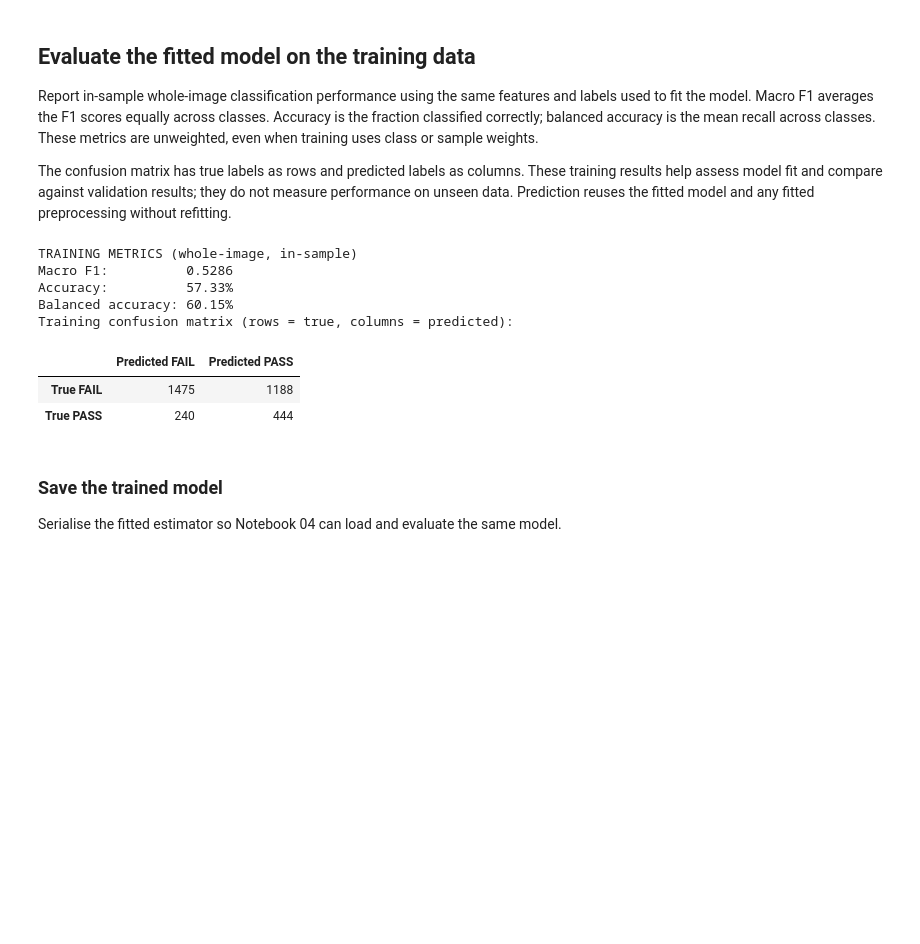
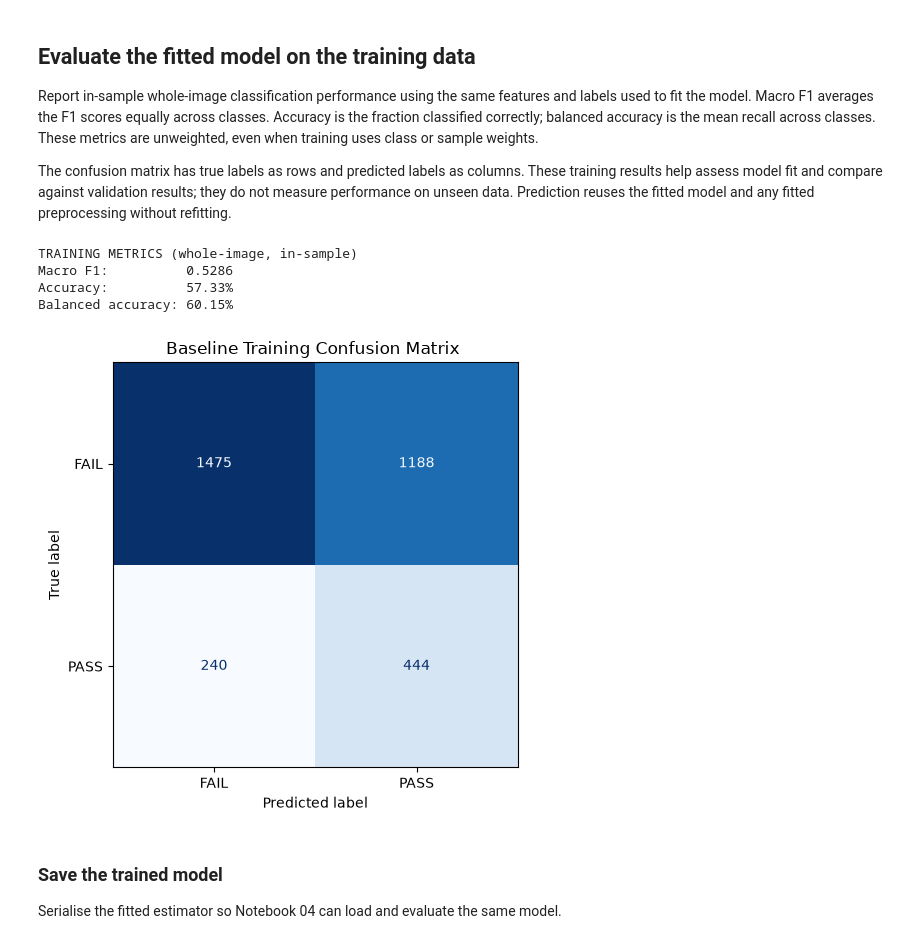
Before and after one commit to bencurwengreen/Pork-Rasher-Inspection, a Jupyter notebook: notebooks/03_train_baseline_classifier.ipynb, the cells around one changed output. Cells and saved outputs as stored; diff of their text form; code cells hidden in the pictures; blank space fills up the shorter version.

```diff
--- a/notebooks/03_train_baseline_classifier.ipynb
+++ b/notebooks/03_train_baseline_classifier.ipynb
@@ -80,46 +80,56 @@ Report in-sample whole-image classification performance using the same features
 
 The confusion matrix has true labels as rows and predicted labels as columns. These training results help assess model fit and compare against validation results; they do not measure performance on unseen data. Prediction reuses the fitted model and any fitted preprocessing without refitting.
 # %%
+import matplotlib.pyplot as plt
 from sklearn.metrics import (
-    f1_score, accuracy_score, balanced_accuracy_score, confusion_matrix
+    f1_score,
+    accuracy_score,
+    balanced_accuracy_score,
+    confusion_matrix,
+    ConfusionMatrixDisplay,
 )
-from IPython.display import display
 
 # Predict the original training examples using the already-fitted model.
 y_train_pred = model.predict(X_train)
 train_class_labels = ["FAIL", "PASS"]
-train_class_names = ["FAIL", "PASS"]
 
 train_macro_f1 = f1_score(
     y_train, y_train_pred,
     labels=train_class_labels, average="macro", zero_division=0
 )
 train_accuracy = accuracy_score(y_train, y_train_pred)
 train_balanced_accuracy = balanced_accuracy_score(y_train, y_train_pred)
 
 print("TRAINING METRICS (whole-image, in-sample)")
 print(f"Macro F1:          {train_macro_f1:.4f}")
 print(f"Accuracy:          {train_accuracy:.2%}")
 print(f"Balanced accuracy: {train_balanced_accuracy:.2%}")
 
+# Plot the confusion matrix (rows = true, columns = predicted).
 train_cm = confusion_matrix(
     y_train, y_train_pred, labels=train_class_labels
 )
-print("Training confusion matrix (rows = true, columns = predicted):")
-display(pd.DataFrame(
-    train_cm,
-    index=[f"True {label}" for label in train_class_names],
-    columns=[f"Predicted {label}" for label in train_class_names],
-))
+
+fig, ax = plt.subplots(figsize=(6, 5))
+ConfusionMatrixDisplay(
+    confusion_matrix=train_cm,
+    display_labels=train_class_labels,
+).plot(
+    ax=ax,
+    cmap="Blues",
+    values_format="d",
+    colorbar=False,
+)
+
+ax.set_title("Baseline Training Confusion Matrix ")
+plt.tight_layout()
+plt.show()
 # %% [output]
 TRAINING METRICS (whole-image, in-sample)
 Macro F1:          0.5286
 Accuracy:          57.33%
 Balanced accuracy: 60.15%
-Training confusion matrix (rows = true, columns = predicted):
-|  | Predicted FAIL | Predicted PASS |
-| True FAIL | 1475 | 1188 |
-| True PASS | 240 | 444 |
+[figure, added]
 # %% [markdown]
 ### Save the trained model
 Serialise the fitted estimator so Notebook 04 can load and evaluate the same model.
```
Also changed, not shown: parts of 2 cells of this notebook, 6 other files.
